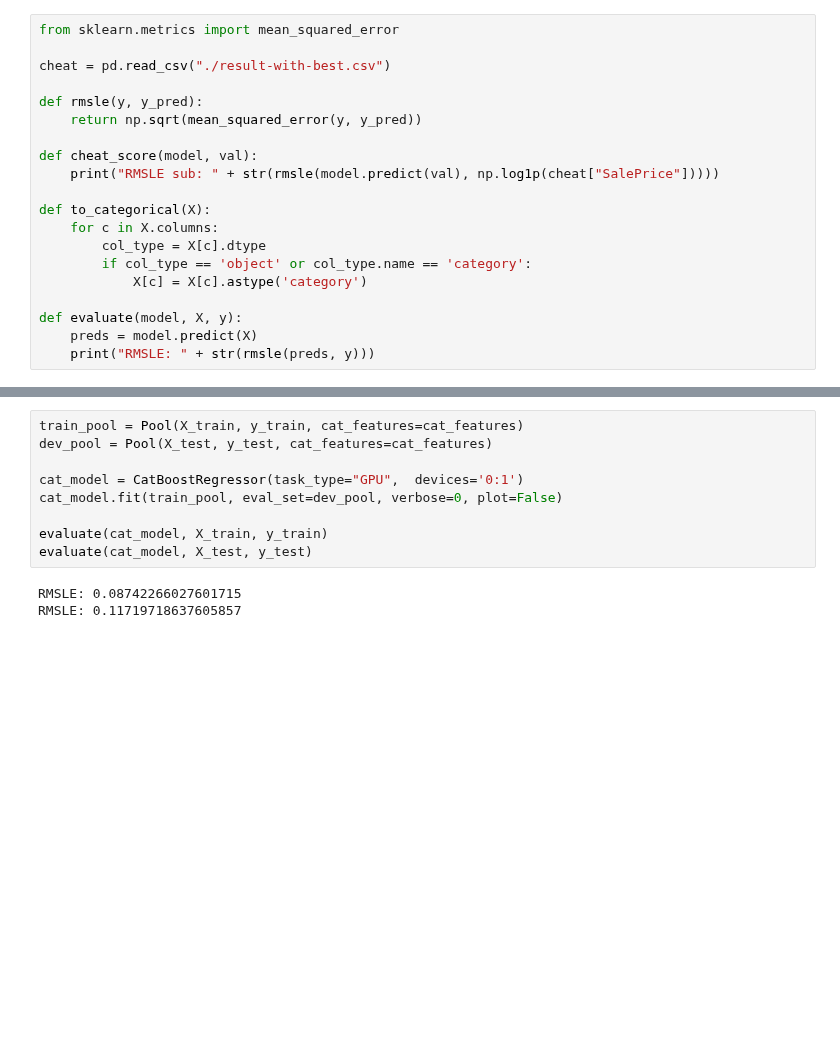
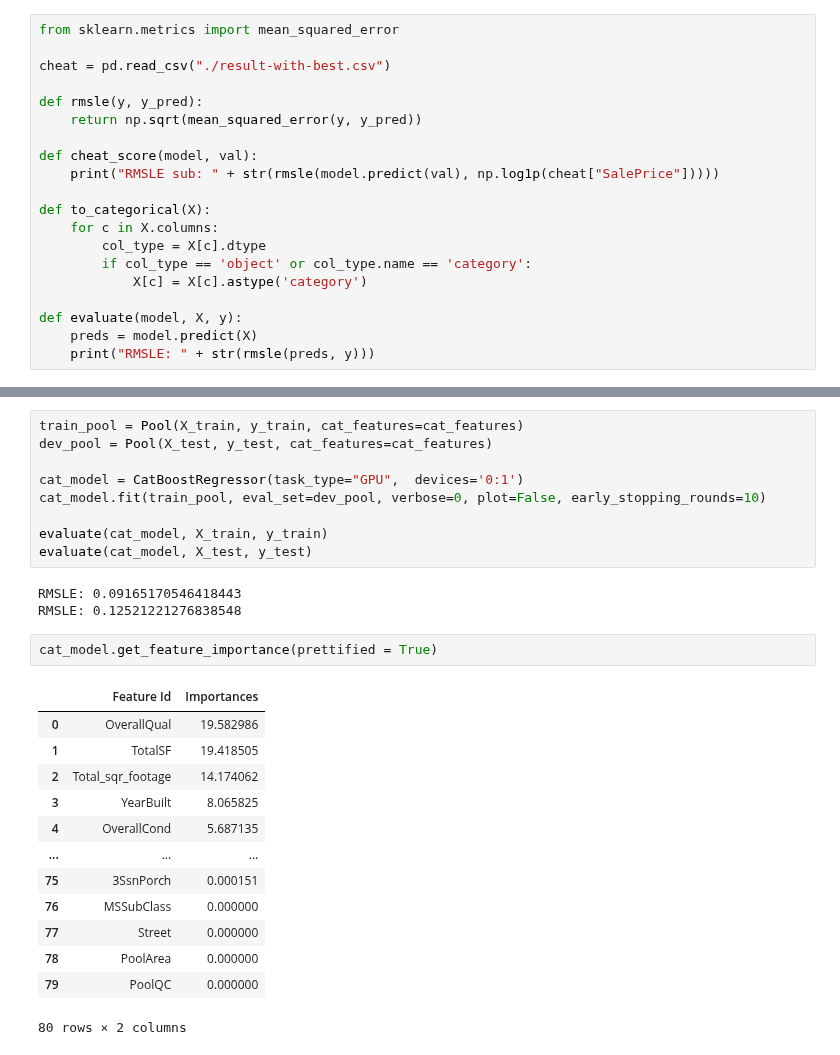
Before and after one commit to Altair200333/ML_tasks, a Jupyter notebook: task4/cats_hyperopt.ipynb, the cells around one changed output, grey strips where cells are left out. Cells and saved outputs as stored; diff of their text form; blank space fills up the shorter version.

```diff
--- a/task4/cats_hyperopt.ipynb
+++ b/task4/cats_hyperopt.ipynb
@@ -99,13 +91,29 @@ train_pool = Pool(X_train, y_train, cat_features=cat_features)
 dev_pool = Pool(X_test, y_test, cat_features=cat_features)
 
 cat_model = CatBoostRegressor(task_type="GPU",  devices='0:1')
-cat_model.fit(train_pool, eval_set=dev_pool, verbose=0, plot=False)
+cat_model.fit(train_pool, eval_set=dev_pool, verbose=0, plot=False, early_stopping_rounds=10)
 
 evaluate(cat_model, X_train, y_train)
 evaluate(cat_model, X_test, y_test)
 # %% [output]
-RMSLE: 0.08742266027601715
-RMSLE: 0.11719718637605857
+RMSLE: 0.09165170546418443
+RMSLE: 0.12521221276838548
+# %%
+cat_model.get_feature_importance(prettified = True)
+# %% [output]
+|  | Feature Id | Importances |
+| 0 | OverallQual | 19.582986 |
+| 1 | TotalSF | 19.418505 |
+| 2 | Total_sqr_footage | 14.174062 |
+| 3 | YearBuilt | 8.065825 |
+| 4 | OverallCond | 5.687135 |
+| ... | ... | ... |
+| 75 | 3SsnPorch | 0.000151 |
+| 76 | MSSubClass | 0.000000 |
+| 77 | Street | 0.000000 |
+| 78 | PoolArea | 0.000000 |
+| 79 | PoolQC | 0.000000 |
+80 rows × 2 columns
 # %%
 data = pd.read_csv("./train.csv")
 data = data.drop(columns=["Id"])
```
Also changed, not shown: parts of 8 cells of this notebook, 11 other files.
